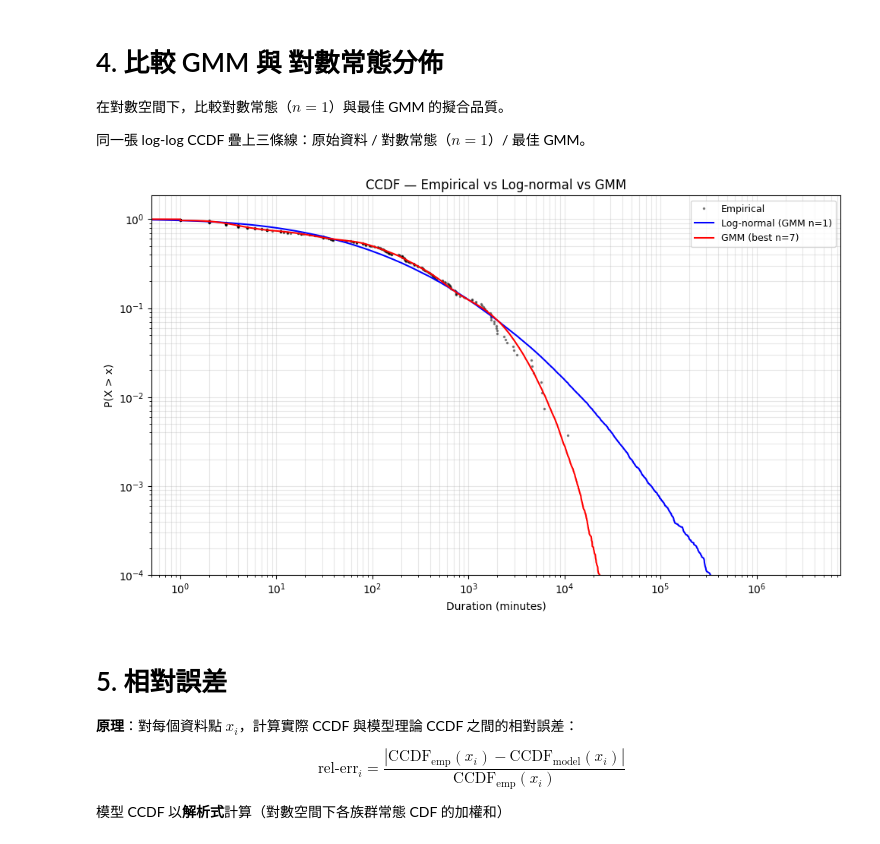
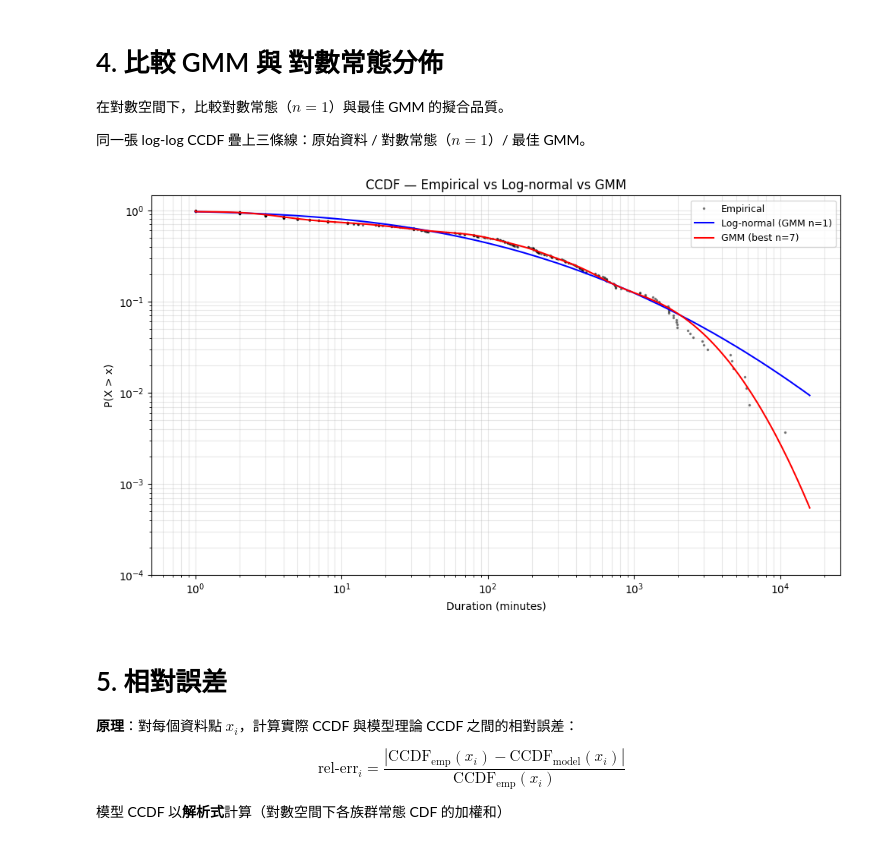
Before and after one commit to jungswork/05_Power_Repair_Time, a Jupyter notebook: 07_GMM_Approach_trans_data_analysis.ipynb, the cells around one changed output. Cells and saved outputs as stored; diff of their text form; code cells hidden in the pictures.

```diff
--- a/07_GMM_Approach_trans_data_analysis.ipynb
+++ b/07_GMM_Approach_trans_data_analysis.ipynb
@@ -265,33 +265,49 @@ print(f"  CV                  : {cv_pct:.2f}%")
 
 同一張 log-log CCDF 疊上三條線：原始資料 / 對數常態（$n=1$）/ 最佳 GMM。
 # %%
-def gmm_sample_ccdf(gmm, n_samples=200_000):
-    samples, _ = gmm.sample(n_samples)
-    samples    = np.sort(np.exp(samples.flatten()))
-    ccdf       = 1 - np.arange(1, len(samples) + 1) / len(samples)
-    return samples, ccdf
+from scipy.stats import norm as sp_norm
 
+def gmm_ccdf_at(x_vals, gmm):
+    """
+    計算 log-space GMM 在指定 x 值 (分鐘) 的解析 CCDF (超越機率)。
+    """
+    x_vals  = np.sort(np.asarray(x_vals, dtype=float))
+    log_x   = np.log(x_vals)
+    cdf     = np.zeros(len(log_x))
+    for k in range(gmm.n_components):
+        mu_k    = gmm.means_[k, 0]
+        sigma_k = np.sqrt(gmm.covariances_[k, 0, 0])
+        cdf    += gmm.weights_[k] * sp_norm.cdf((log_x - mu_k) / sigma_k)
+    return 1.0 - cdf
+
+# 經驗 CCDF
 data_sorted = np.sort(df["Duration (minutes)"].values)
 ccdf_emp    = 1 - np.arange(1, len(data_sorted) + 1) / len(data_sorted)
 
-s1, c1 = gmm_sample_ccdf(gmm_by_n[1])
-sb, cb = gmm_sample_ccdf(best_gmm)
+# 解析解 CCDF 曲線（log-space 均勻格點）
+x_grid = np.logspace(
+    np.log10(data_sorted[0]),
+    np.log10(data_sorted[-1]),
+    2000
+)
+c1 = gmm_ccdf_at(x_grid, gmm_by_n[1])
+cb = gmm_ccdf_at(x_grid, best_gmm)
 
 plt.figure(figsize=(10, 6))
 plt.loglog(data_sorted, ccdf_emp, "k.", markersize=3, alpha=0.4, label="Empirical")
-plt.loglog(s1, c1, "b-", linewidth=1.5, label="Log-normal (GMM n=1)")
-plt.loglog(sb, cb, "r-", linewidth=1.5, label=f"GMM (best n={best_n})")
+plt.loglog(x_grid, c1, "b-", linewidth=1.5, label="Log-normal (GMM n=1)")
+plt.loglog(x_grid, cb, "r-", linewidth=1.5, label=f"GMM (best n={best_n})")
 plt.xlim(left=0.5)
 plt.ylim(bottom=1e-4)
 plt.xlabel("Duration (minutes)")
 plt.ylabel("P(X > x)")
-plt.title("CCDF — Empirical vs Log-normal vs GMM")
+plt.title("CCDF — Empirical vs Log-normal vs GMM")   # grid / transformer 自行調整
 plt.legend(fontsize=9)
 plt.grid(True, which="both", alpha=0.3)
 plt.tight_layout()
 plt.show()
 # %% [output]
-[figure, old version]
+[figure, new version]
 # %% [markdown]
 # 5. 相對誤差
 
```
Also changed, not shown: 1 other file.
